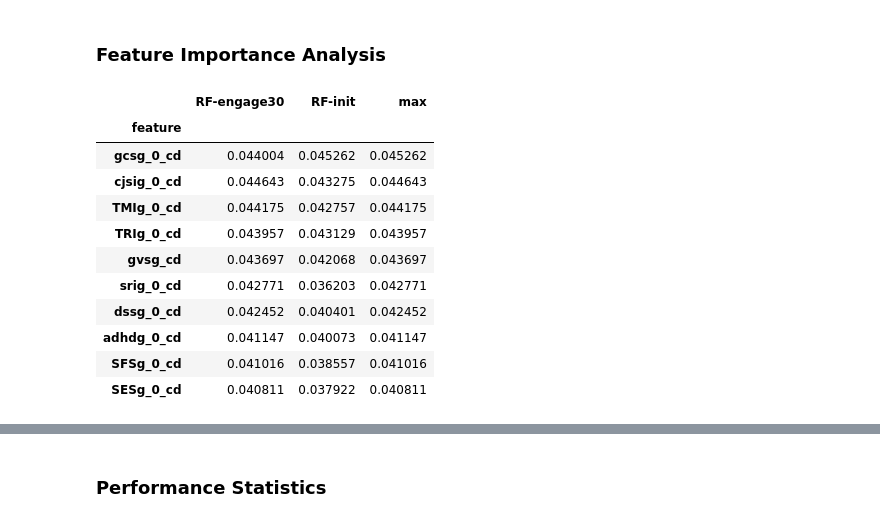
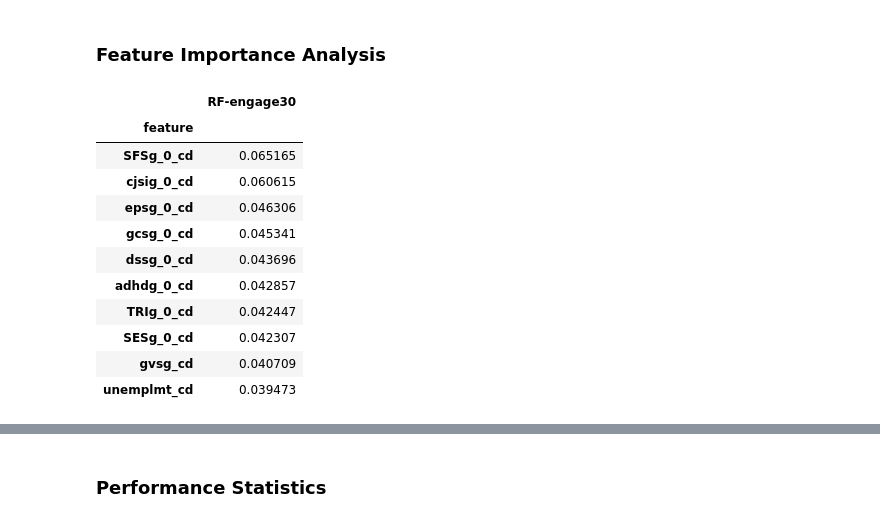
Before and after one commit to prathikr/Jordan-Prep, a Jupyter notebook: Jordan-Prep/mvp.ipynb, the cells around one changed output, grey strips where cells are left out. Drawn from its saved outputs; the diff is of its cells as text; code cells hidden in the pictures.

```diff
--- a/Jordan-Prep/mvp.ipynb
+++ b/Jordan-Prep/mvp.ipynb
@@ -18,8 +18,8 @@ start_time = time.time()
 # %% [markdown]
 ### Load Data
 # %%
-grouping = 'stimulants'
-# grouping = 'opioids'
+#grouping = 'stimulants'
+grouping = 'opioids'
 
 df = pd.read_csv(grouping + '.csv', index_col=[0])
 print(df.shape)
@@ -224,0 +140,10 @@ AUC: 0.6553613656517884
+# %%
+data = df.drop(columns=['init', 'engage30'])
+engage30 = df['engage30']
+init = df['init']
+
+engage30_X_train, engage30_X_test, engage30_y_train, engage30_y_test = train_test_split(data, engage30, test_size=0.25, random_state=2017)
+init_X_train, init_X_test, init_y_train, init_y_test = train_test_split(data, init, test_size=0.25)
+performance = []
+
+print('Features:', data.columns)
@@ -224,0 +159,20 @@ AUC: 0.6553613656517884
+# %%
+selected_features = ['female_cd',
+ 'nonwhite_cd',
+ 'unemplmt_cd',
+ 'TMIg_0_cd',
+ 'SESg_0_cd',
+ 'gvsg_cd',
+ 'srprobg_cd',
+ 'dssg_0_cd',
+ 'epsg_0_cd',
+ 'adhdg_0_cd',
+ 'cjsig_0_cd',
+ 'lrig_0_cd',
+ 'srig_0_cd',
+ 'SFSg_0_cd',
+ 'Raceg4_cd_gr_1',
+ 'Raceg4_cd_gr_4']
+selected_features = list(engage30_X_train.columns)
+
+feat_imp_rf_engage30, perf_stats_rf_engage30 = run_model(RandomForestClassifier(random_state=2017), engage30_X_train[selected_features], engage30_X_test[selected_features], engage30_y_train, engage30_y_test, 'engage30')
@@ -248,16 +281,24 @@ feature_importance_logistic_regression = feature_importance_logistic_regression.
+# %%
+feat_imp_rf_engage30 = feat_imp_rf_engage30.sort_values(by='RF-engage30', ascending=False)
+feat_imp_rf_init = feat_imp_rf_init.sort_values(by='RF-init', ascending=False)
+
+feat_imp_lr_engage30['dist-from-1'] = np.abs(feat_imp_lr_engage30['LR-engage30'] - 1)
+feat_imp_lr_engage30 = feat_imp_lr_engage30.sort_values(by='dist-from-1', ascending=False)
+feat_imp_lr_init['dist-from-1'] = np.abs(feat_imp_lr_init['LR-init'] - 1)
+feat_imp_lr_init = feat_imp_lr_init.sort_values(by='dist-from-1', ascending=False)
 # %%
-feature_importance_random_forest.head(10)
+feat_imp_rf_engage30.head(10)
 # %% [output]
-|  | RF-engage30 | RF-init | max |
-| feature |  |  |  |
-| gcsg_0_cd | 0.044004 | 0.045262 | 0.045262 |
-| cjsig_0_cd | 0.044643 | 0.043275 | 0.044643 |
-| TMIg_0_cd | 0.044175 | 0.042757 | 0.044175 |
-| TRIg_0_cd | 0.043957 | 0.043129 | 0.043957 |
-| gvsg_cd | 0.043697 | 0.042068 | 0.043697 |
-| srig_0_cd | 0.042771 | 0.036203 | 0.042771 |
-| dssg_0_cd | 0.042452 | 0.040401 | 0.042452 |
-| adhdg_0_cd | 0.041147 | 0.040073 | 0.041147 |
-| SFSg_0_cd | 0.041016 | 0.038557 | 0.041016 |
-| SESg_0_cd | 0.040811 | 0.037922 | 0.040811 |
+|  | RF-engage30 |
+| feature |  |
+| SFSg_0_cd | 0.065165 |
+| cjsig_0_cd | 0.060615 |
+| epsg_0_cd | 0.046306 |
+| gcsg_0_cd | 0.045341 |
+| dssg_0_cd | 0.043696 |
+| adhdg_0_cd | 0.042857 |
+| TRIg_0_cd | 0.042447 |
+| SESg_0_cd | 0.042307 |
+| gvsg_cd | 0.040709 |
+| unemplmt_cd | 0.039473 |
 # %%
```
Also changed, not shown: parts of 27 cells of this notebook, 3 other files.
